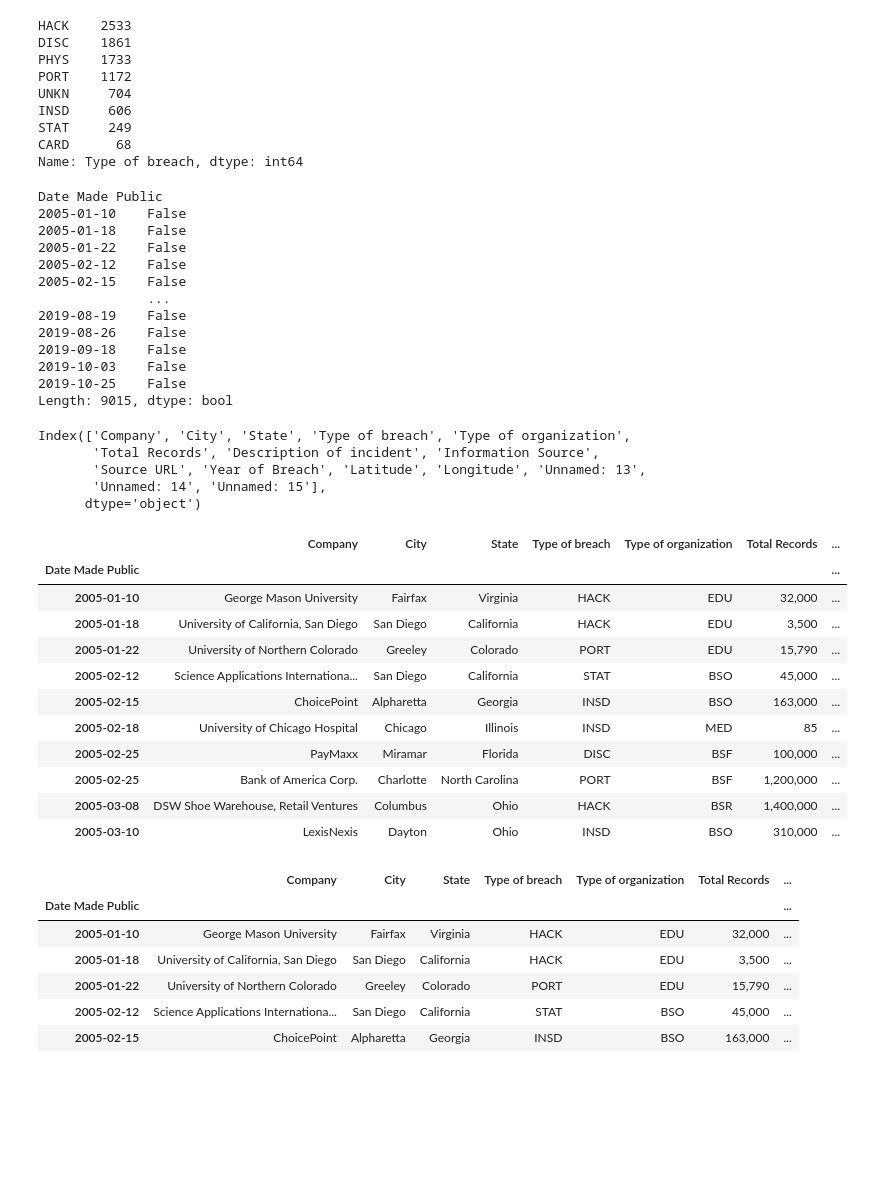
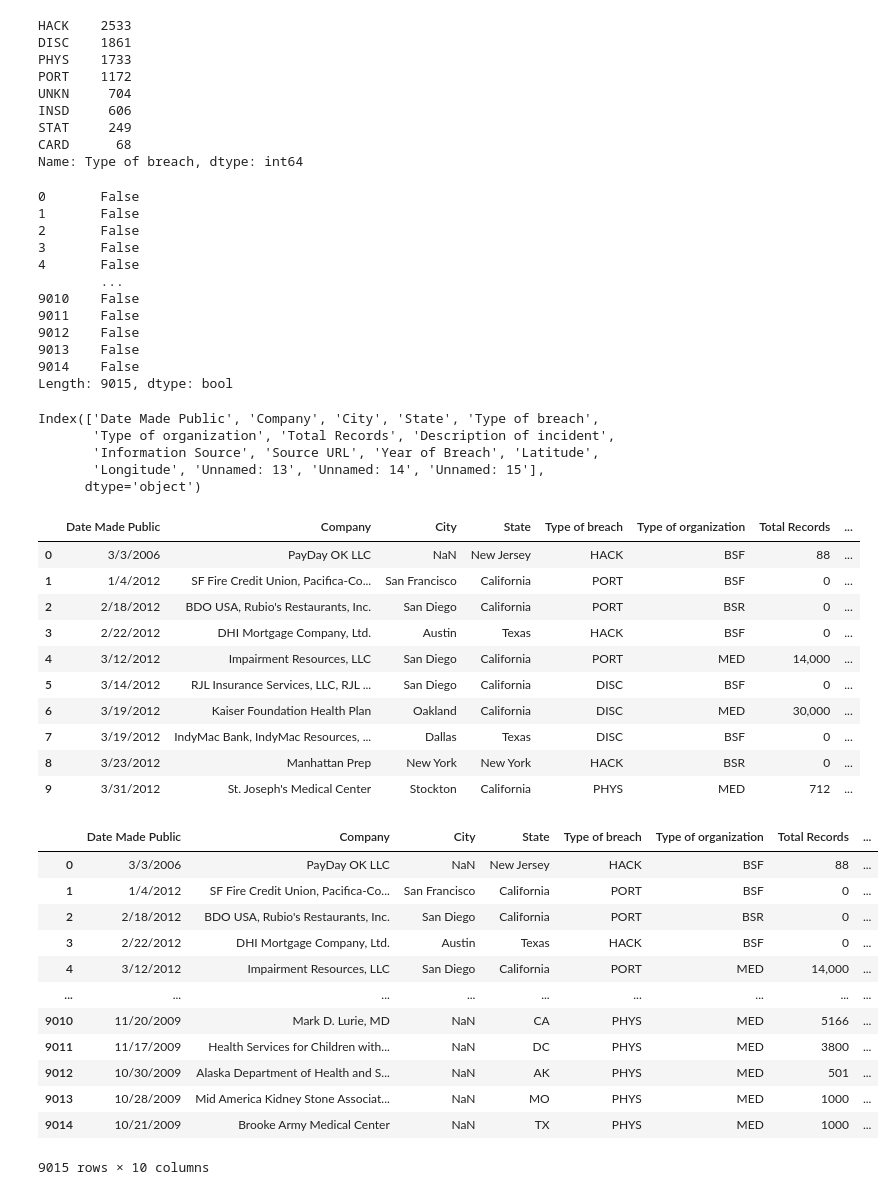
Before and after one commit to chaka37/Project1, a Jupyter notebook: notebooks/tempest.ipynb, the cells around one changed output. Drawn from its saved outputs; the diff is of its cells as text; code cells hidden in the pictures; blank space fills up the shorter version.

```diff
--- a/notebooks/tempest.ipynb
+++ b/notebooks/tempest.ipynb
@@ -6,7 +6,7 @@ from pathlib import Path
 # %%
 # Read in data
 prc_data_csv = Path("../data/raw data/PRC Data Breach Chronology - 1.13.20.csv")
-prc_data = pd.read_csv(prc_data_csv, index_col="Date Made Public", infer_datetime_format=True, parse_dates=True)
+prc_data = pd.read_csv(prc_data_csv, infer_datetime_format=True, parse_dates=True,)
 prc_data = prc_data.sort_index()
 prc_data.head(15)
 # %% [output]
@@ -95,56 +43,61 @@ Name: Type of breach, dtype: int64
 # Check Duplicates
 prc_data.duplicated()
 # %% [output]
-Date Made Public
-2005-01-10    False
-2005-01-18    False
-2005-01-22    False
-2005-02-12    False
-2005-02-15    False
-              ...
-2019-08-19    False
-2019-08-26    False
-2019-09-18    False
-2019-10-03    False
-2019-10-25    False
+0       False
+1       False
+2       False
+3       False
+4       False
+        ...
+9010    False
+9011    False
+9012    False
+9013    False
+9014    False
 Length: 9015, dtype: bool
 # %%
 # Check column names
 prc_data.columns
 # %% [output]
-Index(['Company', 'City', 'State', 'Type of breach', 'Type of organization',
-       'Total Records', 'Description of incident', 'Information Source',
-       'Source URL', 'Year of Breach', 'Latitude', 'Longitude', 'Unnamed: 13',
-       'Unnamed: 14', 'Unnamed: 15'],
+Index(['Date Made Public', 'Company', 'City', 'State', 'Type of breach',
+       'Type of organization', 'Total Records', 'Description of incident',
+       'Information Source', 'Source URL', 'Year of Breach', 'Latitude',
+       'Longitude', 'Unnamed: 13', 'Unnamed: 14', 'Unnamed: 15'],
       dtype='object')
 # %%
+#Drop unrelated Columns
 prc_data = prc_data.drop(columns=["Latitude", "Longitude", "Unnamed: 13", "Unnamed: 14", "Unnamed: 15"])
 prc_data.head(10)
 # %% [output]
-|  | Company | City | State | Type of breach | Type of organization | Total Records | ... |
-| Date Made Public |  |  |  |  |  |  | ... |
-| 2005-01-10 | George Mason University | Fairfax | Virginia | HACK | EDU | 32,000 | ... |
-| 2005-01-18 | University of California, San Diego | San Diego | California | HACK | EDU | 3,500 | ... |
-| 2005-01-22 | University of Northern Colorado | Greeley | Colorado | PORT | EDU | 15,790 | ... |
-| 2005-02-12 | Science Applications Internationa... | San Diego | California | STAT | BSO | 45,000 | ... |
-| 2005-02-15 | ChoicePoint | Alpharetta | Georgia | INSD | BSO | 163,000 | ... |
-| 2005-02-18 | University of Chicago Hospital | Chicago | Illinois | INSD | MED | 85 | ... |
-| 2005-02-25 | PayMaxx | Miramar | Florida | DISC | BSF | 100,000 | ... |
-| 2005-02-25 | Bank of America Corp. | Charlotte | North Carolina | PORT | BSF | 1,200,000 | ... |
-| 2005-03-08 | DSW Shoe Warehouse, Retail Ventures | Columbus | Ohio | HACK | BSR | 1,400,000 | ... |
-| 2005-03-10 | LexisNexis | Dayton | Ohio | INSD | BSO | 310,000 | ... |
+|  | Date Made Public | Company | City | State | Type of breach | Type of organization | Total Records | ... |
+| 0 | 3/3/2006 | PayDay OK LLC | NaN | New Jersey | HACK | BSF | 88 | ... |
+| 1 | 1/4/2012 | SF Fire Credit Union, Pacifica-Co... | San Francisco | California | PORT | BSF | 0 | ... |
+| 2 | 2/18/2012 | BDO USA, Rubio's Restaurants, Inc. | San Diego | California | PORT | BSR | 0 | ... |
+| 3 | 2/22/2012 | DHI Mortgage Company, Ltd. | Austin | Texas | HACK | BSF | 0 | ... |
+| 4 | 3/12/2012 | Impairment Resources, LLC | San Diego | California | PORT | MED | 14,000 | ... |
+| 5 | 3/14/2012 | RJL Insurance Services, LLC, RJL ... | San Diego | California | DISC | BSF | 0 | ... |
+| 6 | 3/19/2012 | Kaiser Foundation Health Plan | Oakland | California | DISC | MED | 30,000 | ... |
+| 7 | 3/19/2012 | IndyMac Bank, IndyMac Resources, ... | Dallas | Texas | DISC | BSF | 0 | ... |
+| 8 | 3/23/2012 | Manhattan Prep | New York | New York | HACK | BSR | 0 | ... |
+| 9 | 3/31/2012 | St. Joseph's Medical Center | Stockton | California | PHYS | MED | 712 | ... |
 # %%
 # Drop useless columns
 prc_data = prc_data.drop(columns=["Source URL"])
-prc_data.head()
+prc_data
 # %% [output]
-|  | Company | City | State | Type of breach | Type of organization | Total Records | ... |
-| Date Made Public |  |  |  |  |  |  | ... |
-| 2005-01-10 | George Mason University | Fairfax | Virginia | HACK | EDU | 32,000 | ... |
-| 2005-01-18 | University of California, San Diego | San Diego | California | HACK | EDU | 3,500 | ... |
-| 2005-01-22 | University of Northern Colorado | Greeley | Colorado | PORT | EDU | 15,790 | ... |
-| 2005-02-12 | Science Applications Internationa... | San Diego | California | STAT | BSO | 45,000 | ... |
-| 2005-02-15 | ChoicePoint | Alpharetta | Georgia | INSD | BSO | 163,000 | ... |
+|  | Date Made Public | Company | City | State | Type of breach | Type of organization | Total Records | ... |
+| 0 | 3/3/2006 | PayDay OK LLC | NaN | New Jersey | HACK | BSF | 88 | ... |
+| 1 | 1/4/2012 | SF Fire Credit Union, Pacifica-Co... | San Francisco | California | PORT | BSF | 0 | ... |
+| 2 | 2/18/2012 | BDO USA, Rubio's Restaurants, Inc. | San Diego | California | PORT | BSR | 0 | ... |
+| 3 | 2/22/2012 | DHI Mortgage Company, Ltd. | Austin | Texas | HACK | BSF | 0 | ... |
+| 4 | 3/12/2012 | Impairment Resources, LLC | San Diego | California | PORT | MED | 14,000 | ... |
+| ... | ... | ... | ... | ... | ... | ... | ... | ... |
+| 9010 | 11/20/2009 | Mark D. Lurie, MD | NaN | CA | PHYS | MED | 5166 | ... |
+| 9011 | 11/17/2009 | Health Services for Children with... | NaN | DC | PHYS | MED | 3800 | ... |
+| 9012 | 10/30/2009 | Alaska Department of Health and S... | NaN | AK | PHYS | MED | 501 | ... |
+| 9013 | 10/28/2009 | Mid America Kidney Stone Associat... | NaN | MO | PHYS | MED | 1000 | ... |
+| 9014 | 10/21/2009 | Brooke Army Medical Center | NaN | TX | PHYS | MED | 1000 | ... |
+9015 rows × 10 columns
 # %%
 # Rename Columns
 prc_data = prc_data.rename(columns={
```
Also changed, not shown: parts of 17 cells of this notebook, 1 other file.
